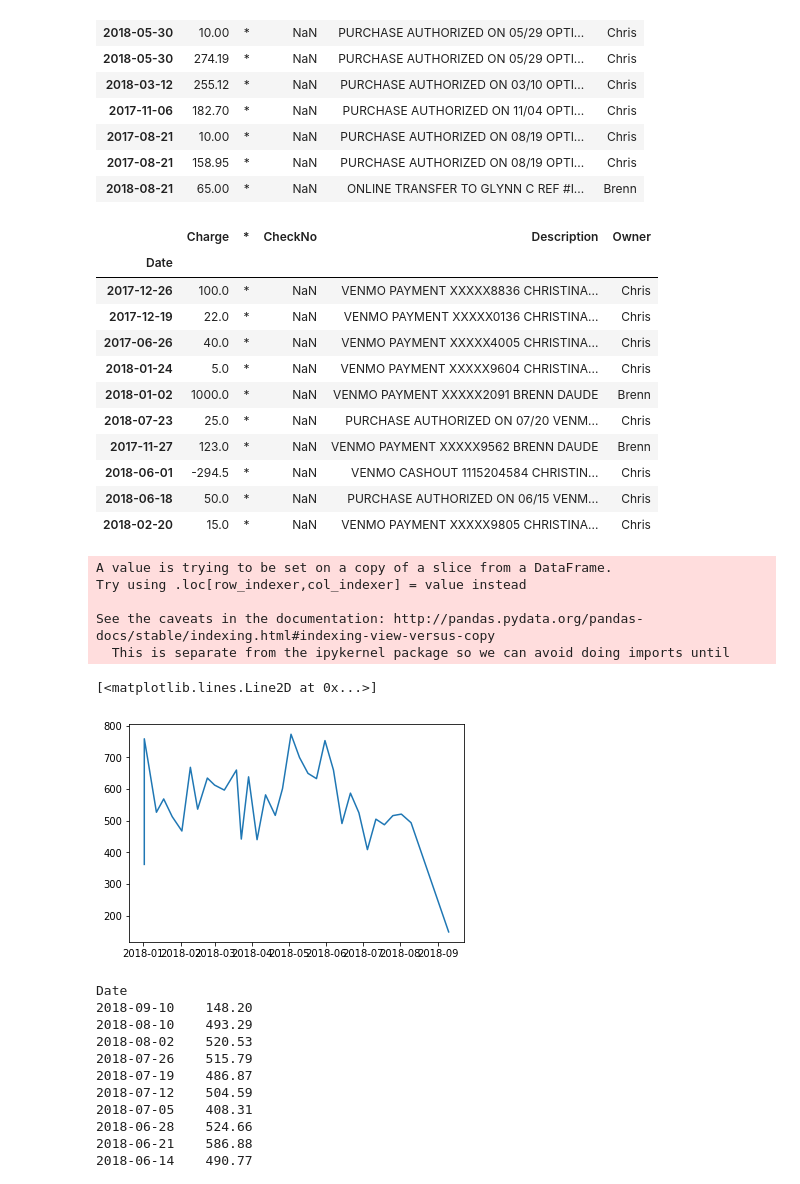
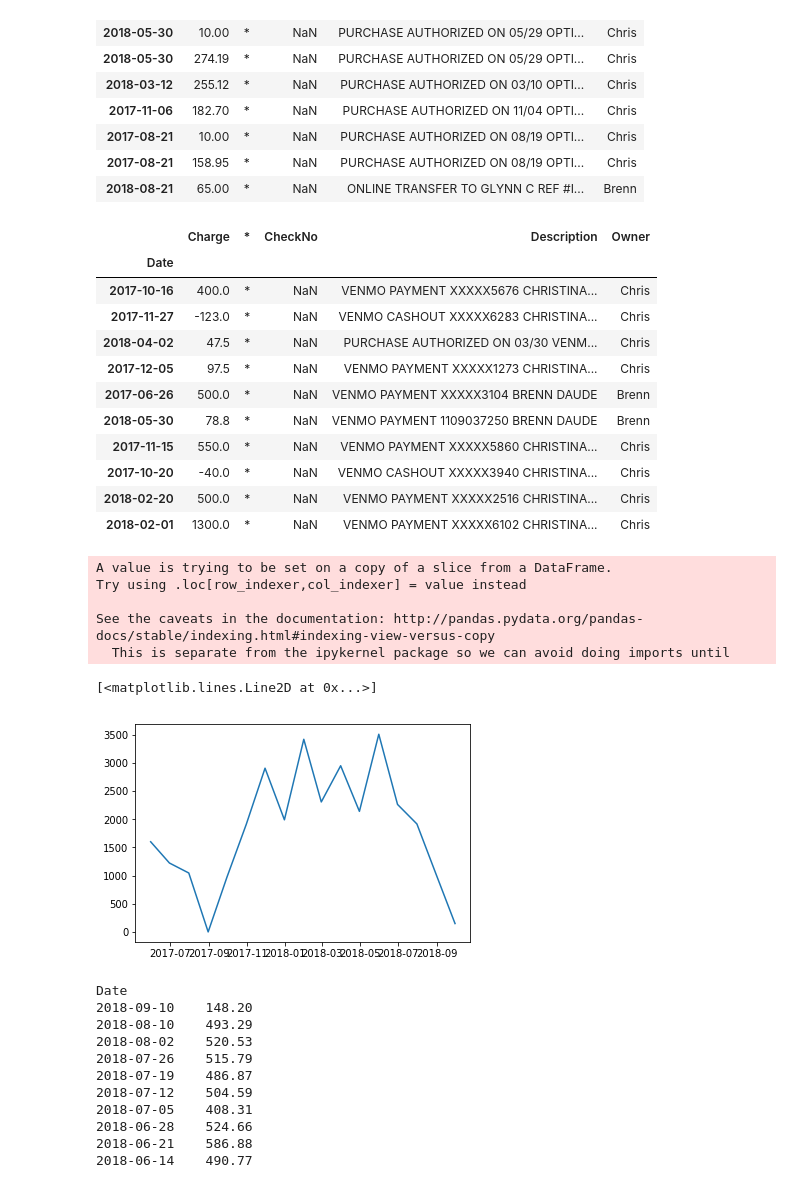
Before and after one commit to brenndaude/ga_projects, a Jupyter notebook: Final_Project/finances_analysis.ipynb, the cells around one changed output. Saved outputs shown, nothing was run; the diff lists cells and outputs as text; code cells hidden in the pictures.

```diff
--- a/Final_Project/finances_analysis.ipynb
+++ b/Final_Project/finances_analysis.ipynb
@@ -149,36 +161,36 @@ internet
 | 2017-08-21 | 158.95 | * | NaN | PURCHASE AUTHORIZED ON 08/19 OPTI... | Chris |
 | 2018-08-21 | 65.00 | * | NaN | ONLINE TRANSFER TO GLYNN C REF #I... | Brenn |
 # %%
-venmo = df[df['Description'].str.contains('VENMO')]
+venmo = df[df['Description'].str.contains('VENMO', case=False)]
 venmo.sample(10)
 # %% [output]
 |  | Charge | * | CheckNo | Description | Owner |
 | Date |  |  |  |  |  |
-| 2017-12-26 | 100.0 | * | NaN | VENMO PAYMENT XXXXX8836 CHRISTINA... | Chris |
-| 2017-12-19 | 22.0 | * | NaN | VENMO PAYMENT XXXXX0136 CHRISTINA... | Chris |
-| 2017-06-26 | 40.0 | * | NaN | VENMO PAYMENT XXXXX4005 CHRISTINA... | Chris |
-| 2018-01-24 | 5.0 | * | NaN | VENMO PAYMENT XXXXX9604 CHRISTINA... | Chris |
-| 2018-01-02 | 1000.0 | * | NaN | VENMO PAYMENT XXXXX2091 BRENN DAUDE | Brenn |
-| 2018-07-23 | 25.0 | * | NaN | PURCHASE AUTHORIZED ON 07/20 VENM... | Chris |
-| 2017-11-27 | 123.0 | * | NaN | VENMO PAYMENT XXXXX9562 BRENN DAUDE | Brenn |
-| 2018-06-01 | -294.5 | * | NaN | VENMO CASHOUT 1115204584 CHRISTIN... | Chris |
-| 2018-06-18 | 50.0 | * | NaN | PURCHASE AUTHORIZED ON 06/15 VENM... | Chris |
-| 2018-02-20 | 15.0 | * | NaN | VENMO PAYMENT XXXXX9805 CHRISTINA... | Chris |
+| 2017-10-16 | 400.0 | * | NaN | VENMO PAYMENT XXXXX5676 CHRISTINA... | Chris |
+| 2017-11-27 | -123.0 | * | NaN | VENMO CASHOUT XXXXX6283 CHRISTINA... | Chris |
+| 2018-04-02 | 47.5 | * | NaN | PURCHASE AUTHORIZED ON 03/30 VENM... | Chris |
+| 2017-12-05 | 97.5 | * | NaN | VENMO PAYMENT XXXXX1273 CHRISTINA... | Chris |
+| 2017-06-26 | 500.0 | * | NaN | VENMO PAYMENT XXXXX3104 BRENN DAUDE | Brenn |
+| 2018-05-30 | 78.8 | * | NaN | VENMO PAYMENT 1109037250 BRENN DAUDE | Brenn |
+| 2017-11-15 | 550.0 | * | NaN | VENMO PAYMENT XXXXX5860 CHRISTINA... | Chris |
+| 2017-10-20 | -40.0 | * | NaN | VENMO CASHOUT XXXXX3940 CHRISTINA... | Chris |
+| 2018-02-20 | 500.0 | * | NaN | VENMO PAYMENT XXXXX2516 CHRISTINA... | Chris |
+| 2018-02-01 | 1300.0 | * | NaN | VENMO PAYMENT XXXXX6102 CHRISTINA... | Chris |
 # %%
 #Mobile deposits for Brenn
-mobile_deposits = df[df['Description'].str.contains('MOBILE DEPOSIT')]
+mobile_deposits = df[df['Description'].str.contains('MOBILE DEPOSIT', case=False)]
 mobile_deposits['Charge'] = mobile_deposits['Charge'].apply(negative)
 b_deposits = mobile_deposits[ mobile_deposits['Owner'] == 'Brenn' ]
 c_deposits = mobile_deposits[ mobile_deposits['Owner'] == 'Chris' ]
-plt.plot(brenn_deposits['Charge']['2018'])
+plt.plot(b_deposits['Charge'].resample('M').sum())
 # %% [output]
 A value is trying to be set on a copy of a slice from a DataFrame.
 Try using .loc[row_indexer,col_indexer] = value instead
 
 See the caveats in the documentation: http://pandas.pydata.org/pandas-docs/stable/indexing.html#indexing-view-versus-copy
   This is separate from the ipykernel package so we can avoid doing imports until
 [<matplotlib.lines.Line2D at 0x...>]
-[figure, old version]
+[figure, new version]
 # %%
 b_deposits['Charge']
 # %% [output]
```
Also changed, not shown: parts of 26 cells of this notebook.
